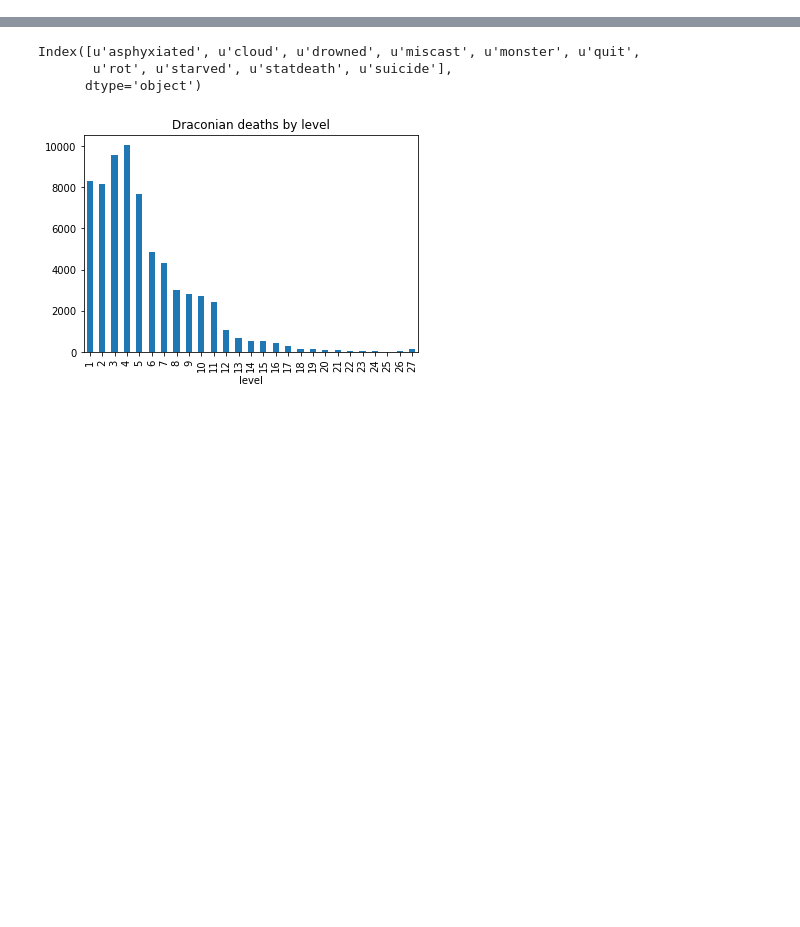
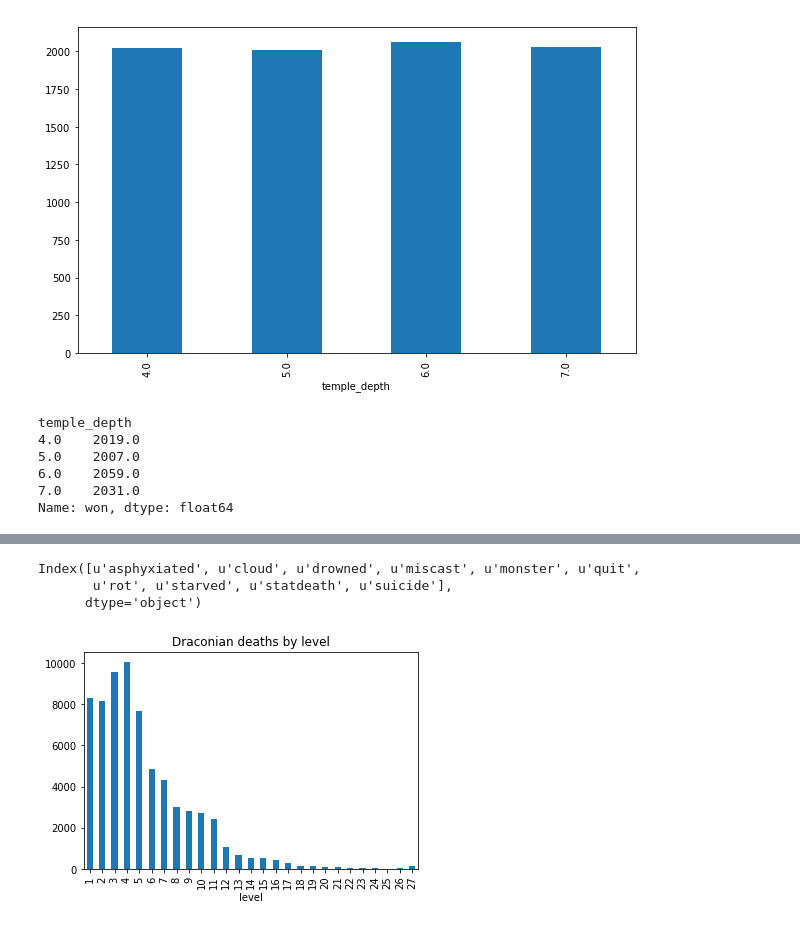
Before and after one commit to colinmorris/crawl-coroner, a Jupyter notebook: scumming.ipynb, the cells around one changed output, grey strips where cells are left out. Cells and saved outputs as stored; diff of their text form; code cells hidden in the pictures; blank space fills up the shorter version.

```diff
--- a/scumming.ipynb
+++ b/scumming.ipynb
@@ -27,0 +62,16 @@ Loaded data frame with 1295053 records and 12 columns
+# %%
+zealots = ['berserker', 'chaos knight', 'abyssal knight']
+izealot = f['bg'].isin(zealots)
+f[~izealot].groupby('temple_depth')['won'].sum().plot.bar(figsize=FS);
+# I am actually amazed by this
+# %% [output]
+[figure, added]
+# %%
+f[~izealot].groupby('temple_depth')['won'].sum()
+# %% [output]
+temple_depth
+4.0    2019.0
+5.0    2007.0
+6.0    2059.0
+7.0    2031.0
+Name: won, dtype: float64
```
Also changed, not shown: parts of 5 cells of this notebook, 2 other files.
